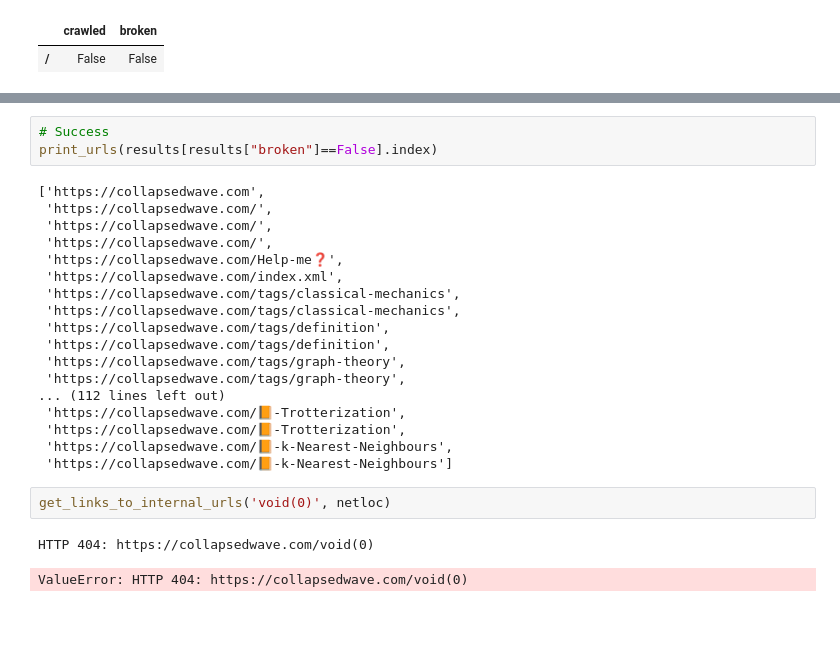
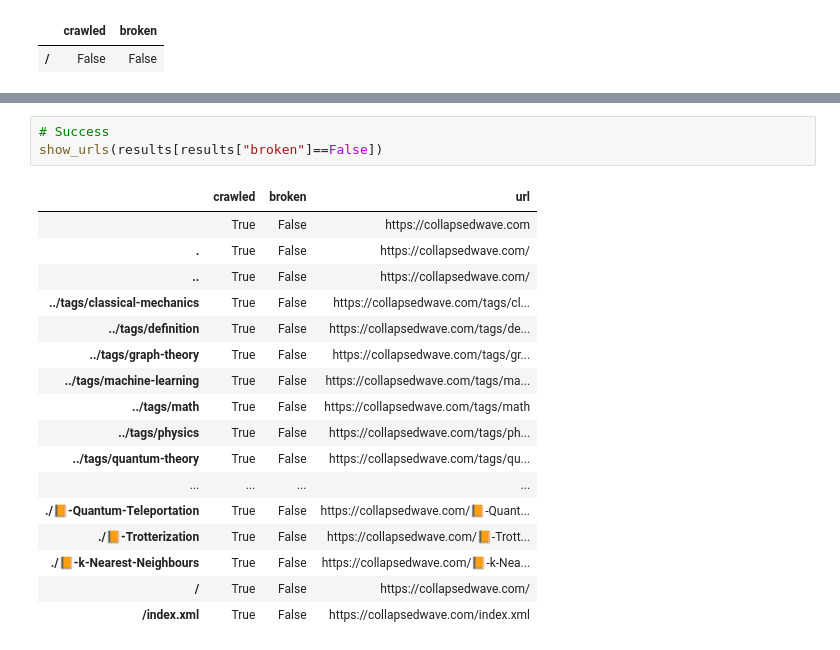
Before and after one commit to migueltorrescosta/notebooks, a Jupyter notebook: BrokenLinkChecker.ipynb, the cells around one changed output, grey strips where cells are left out. Drawn from its saved outputs; the diff is of its cells as text; blank space fills up the shorter version.

```diff
--- a/BrokenLinkChecker.ipynb
+++ b/BrokenLinkChecker.ipynb
@@ -135,26 +120,21 @@ print_urls(results[results["broken"]==True].index)
 # %%
 # Success
-print_urls(results[results["broken"]==False].index)
+show_urls(results[results["broken"]==False])
 # %% [output]
-['https://collapsedwave.com',
- 'https://collapsedwave.com/',
- 'https://collapsedwave.com/',
- 'https://collapsedwave.com/',
- 'https://collapsedwave.com/Help-me❓',
- 'https://collapsedwave.com/index.xml',
- 'https://collapsedwave.com/tags/classical-mechanics',
- 'https://collapsedwave.com/tags/classical-mechanics',
- 'https://collapsedwave.com/tags/definition',
- 'https://collapsedwave.com/tags/definition',
- 'https://collapsedwave.com/tags/graph-theory',
- 'https://collapsedwave.com/tags/graph-theory',
-... (112 lines left out)
- 'https://collapsedwave.com/📙-Trotterization',
- 'https://collapsedwave.com/📙-Trotterization',
- 'https://collapsedwave.com/📙-k-Nearest-Neighbours',
- 'https://collapsedwave.com/📙-k-Nearest-Neighbours']
+|  | crawled | broken | url |
+|  | True | False | https://collapsedwave.com |
+| . | True | False | https://collapsedwave.com/ |
+| .. | True | False | https://collapsedwave.com/ |
+| ../tags/classical-mechanics | True | False | https://collapsedwave.com/tags/cl... |
+| ../tags/definition | True | False | https://collapsedwave.com/tags/de... |
+| ../tags/graph-theory | True | False | https://collapsedwave.com/tags/gr... |
+| ../tags/machine-learning | True | False | https://collapsedwave.com/tags/ma... |
+| ../tags/math | True | False | https://collapsedwave.com/tags/math |
+| ../tags/physics | True | False | https://collapsedwave.com/tags/ph... |
+| ../tags/quantum-theory | True | False | https://collapsedwave.com/tags/qu... |
+| ... | ... | ... | ... |
+| ./📙-Quantum-Teleportation | True | False | https://collapsedwave.com/📙-Quant... |
+| ./📙-Trotterization | True | False | https://collapsedwave.com/📙-Trott... |
+| ./📙-k-Nearest-Neighbours | True | False | https://collapsedwave.com/📙-k-Nea... |
+| / | True | False | https://collapsedwave.com/ |
+| /index.xml | True | False | https://collapsedwave.com/index.xml |
-# %%
-get_links_to_internal_urls('void(0)', netloc)
-# %% [output]
-HTTP 404: https://collapsedwave.com/void(0)
-ValueError: HTTP 404: https://collapsedwave.com/void(0)
```
Also changed, not shown: parts of 7 cells of this notebook.
